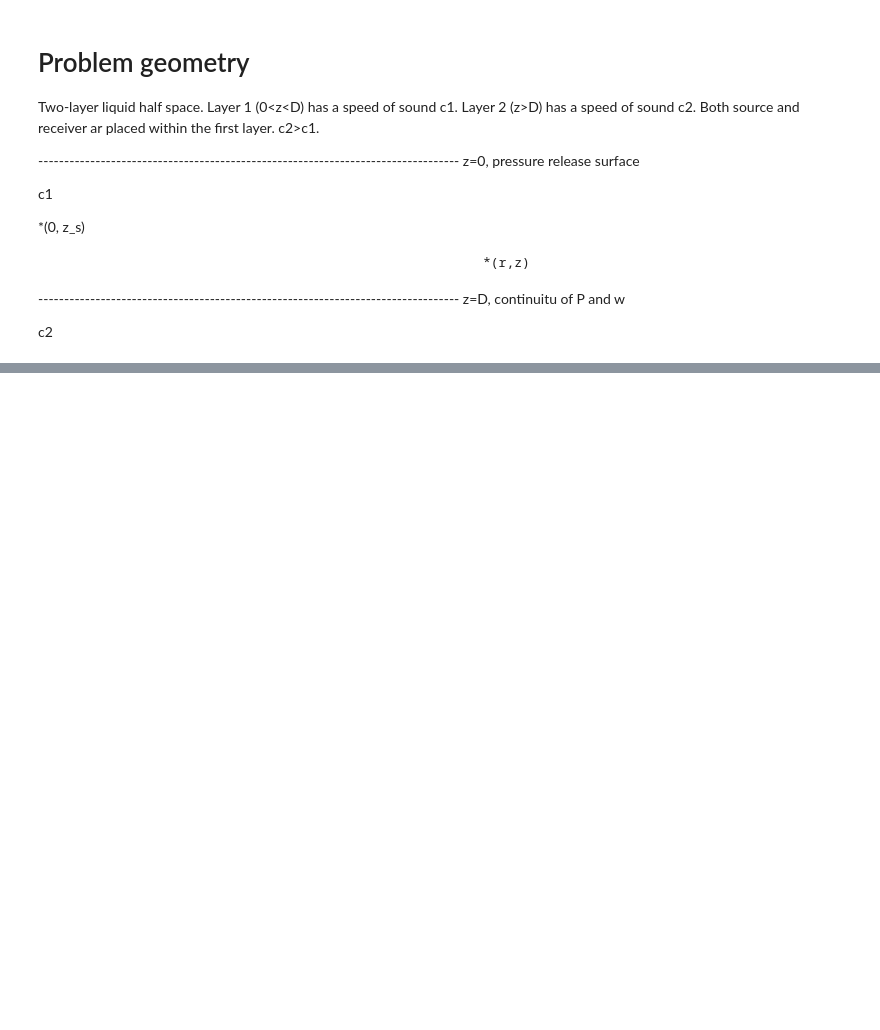
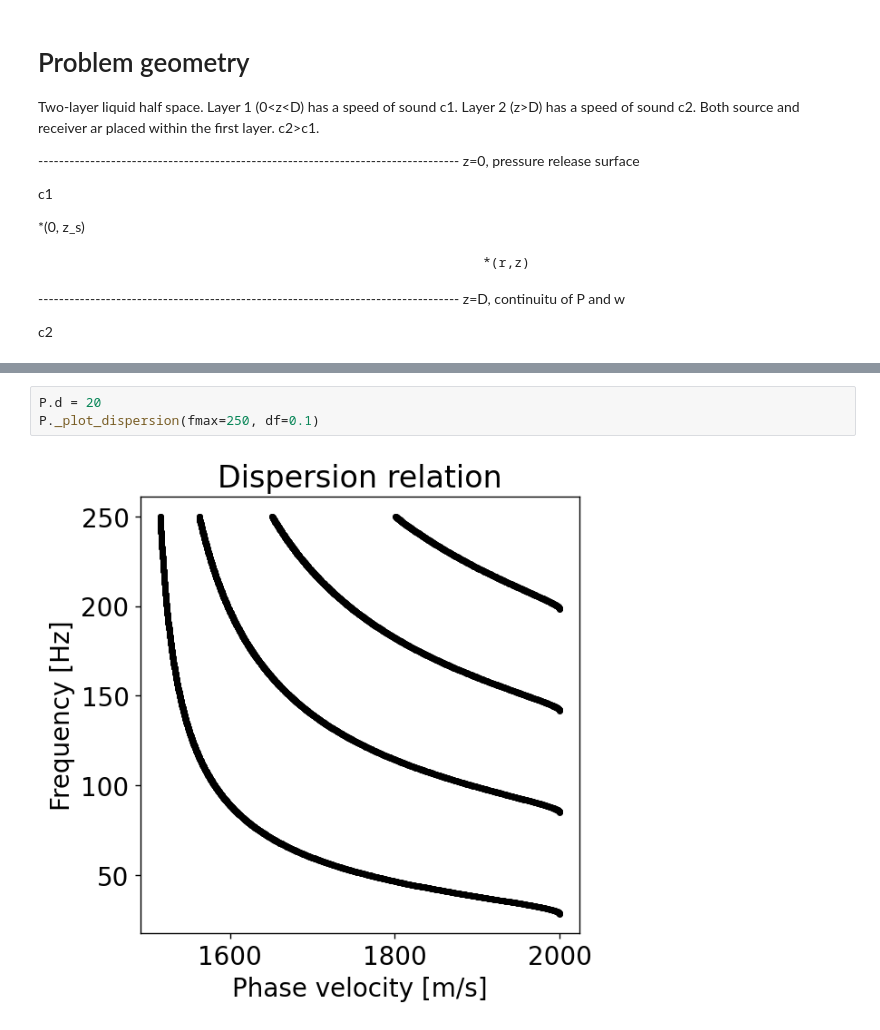
Before and after one commit to Gilaverbuch/pypekeris, a Jupyter notebook: Pekeris Solver.ipynb, the cells around one changed output, grey strips where cells are left out. Drawn from its saved outputs; the diff is of its cells as text; blank space fills up the shorter version.

```diff
--- a/Pekeris Solver.ipynb
+++ b/Pekeris Solver.ipynb
@@ -118,0 +81,5 @@ plt.show()
+# %%
+P.d = 20
+P._plot_dispersion(fmax=250, df=0.1)
+# %% [output]
+[figure, added]
```
Also changed, not shown: parts of 17 cells of this notebook, 2 other files.
